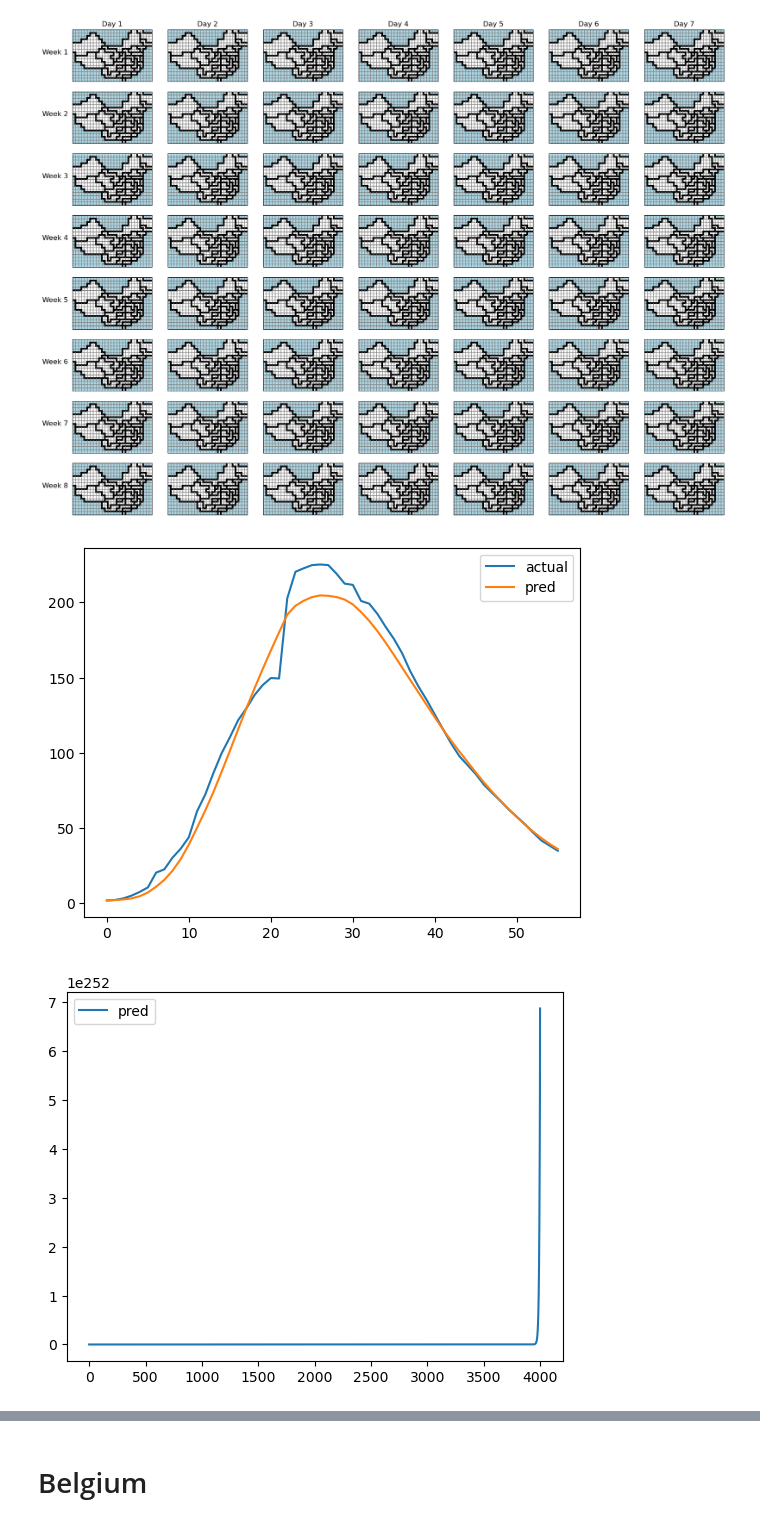
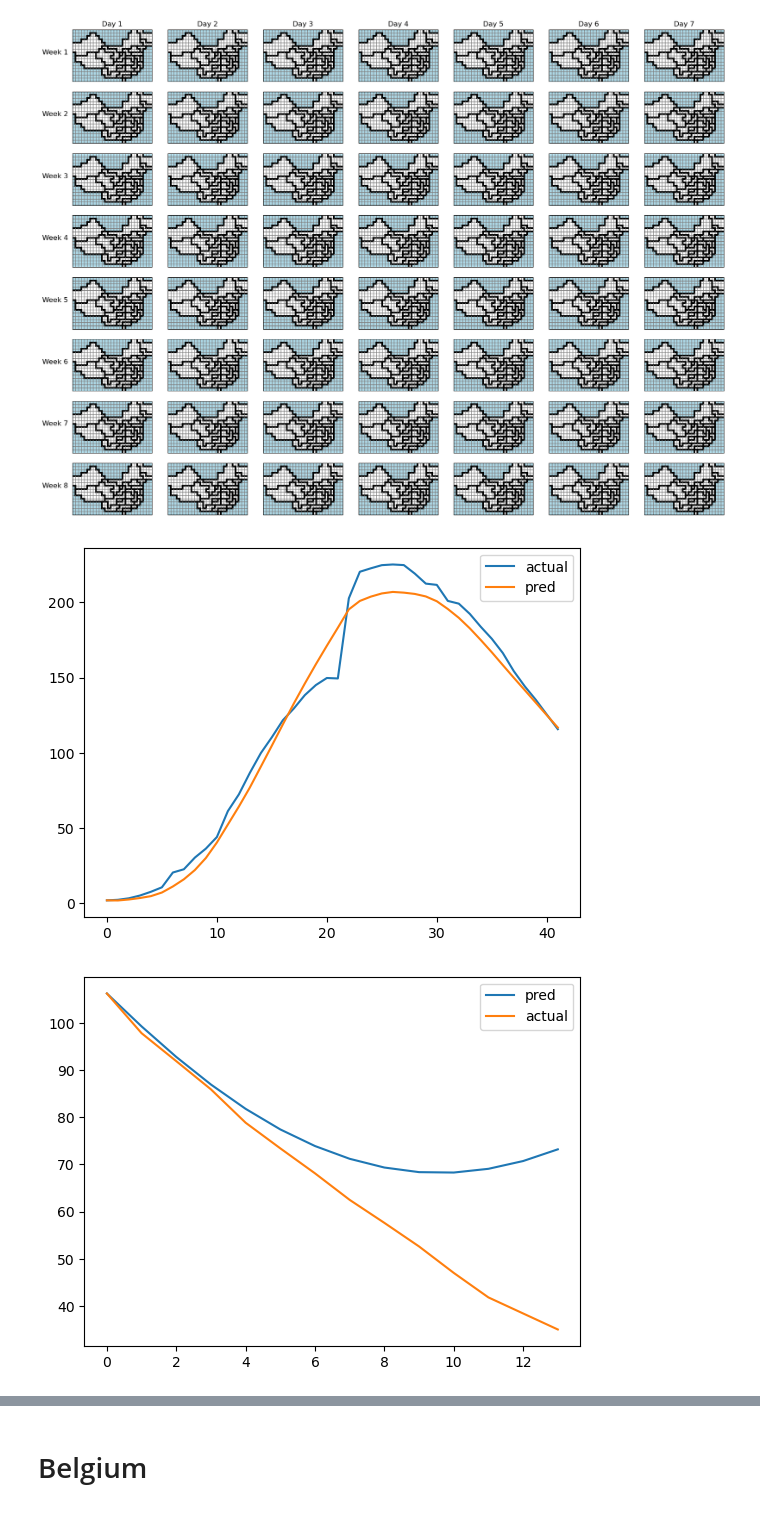
Before and after one commit to IvanRares/Licenta, a Jupyter notebook: python notebook/Implementare.ipynb, the cells around one changed output, grey strips where cells are left out. Saved outputs shown, nothing was run; the diff lists cells and outputs as text; code cells hidden in the pictures.

```diff
--- a/python notebook/Implementare.ipynb
+++ b/python notebook/Implementare.ipynb
@@ -8,7 +8,7 @@ import seaborn as sns
 import sklearn.linear_model
 import copy
 
-alpha, beta, gamma = 0.21, 1.4, 1/5.1
+alpha, beta, gamma = 0.24, 1.4, 1/5.1
 # %% [markdown]
 # Functions
 # %%
@@ -225,7 +225,7 @@ grid = np.array([
     [0, 0, 0, 0, 0, 0, 0, 0, 0, 0, 0, 0, 0, 0,
         0, 0, 0, 9, 0, 0, 0, 0, 0, 0, 0, 0, 0, ]
 ])
-days = 8*7
+days = 6*7
 prediction_days=2*7
 final_df = pd.read_csv('data/china/time_series_covid19_active_global.csv', usecols=range(4+days+prediction_days))
 final_df= final_df[final_df['Country/Region']=='China']
@@ -270,38 +270,40 @@ plt.plot(range(days),pred_sums,label="pred")
 plt.legend()
 plt.show()
 # %% [output]
-[figure, old version]
+[figure, new version]
 # %%
 def calculate_p_bar(m_bar):
     north = np.zeros_like(m_bar)
     north[1:] = m_bar[:-1]
     south = np.zeros_like(m_bar)
     south[:-1] = m_bar[1:]
     east = np.zeros_like(m_bar)
     east[:, :-1] = m_bar[:, 1:]
     west = np.zeros_like(m_bar)
     west[:, 1:] = m_bar[:, :-1]
     aux = np.stack(
     [np.ones_like(m_bar),m_bar,north,east,south,west],axis=-1)
     new_p=np.concatenate((aux[...,:1],
                          aux[...,1:]*(beta-gamma-alpha)),axis=-1)
     return fix_p(new_p)
 
-iterations=4000
-m=ca_infected[0]
-prediction=np.zeros((iterations,grid.shape[0],grid.shape[1]))
-for i in range(1,iterations):
+actual=calculate_ca(prediction_days,grid,test_infected)
+m=actual[0]
+prediction=np.zeros((prediction_days,grid.shape[0],grid.shape[1]))
+for i in range(1,prediction_days):
     m_bar=calculate_m_bar(m)
-    prediction[i]=m_bar
+    prediction[i-1]=m_bar
     p_bar=calculate_p_bar(m_bar)
     m=calculate_m(m_bar,p_bar,q)
 prediction[-1]=calculate_m_bar(m)
-pred_sums=[prediction[i].sum()/258 for i in range(iterations)]
-plt.plot(range(iterations),pred_sums,label="pred")
+pred_sums=[prediction[i].sum()/258 for i in range(prediction_days)]
+actual_sums=[actual[i].sum()/258 for i in range(prediction_days)]
+plt.plot(range(prediction_days),pred_sums,label="pred")
+plt.plot(range(prediction_days),actual_sums,label="actual")
 plt.legend()
 plt.show()
 # %% [output]
-[figure, old version]
+[figure, new version]
 # %%
 actual=calculate_ca(prediction_days,grid,test_infected)
 prediction=np.zeros((prediction_days,grid.shape[0],grid.shape[1]))
```
Also changed, not shown: parts of 25 cells of this notebook, 7 other files.
